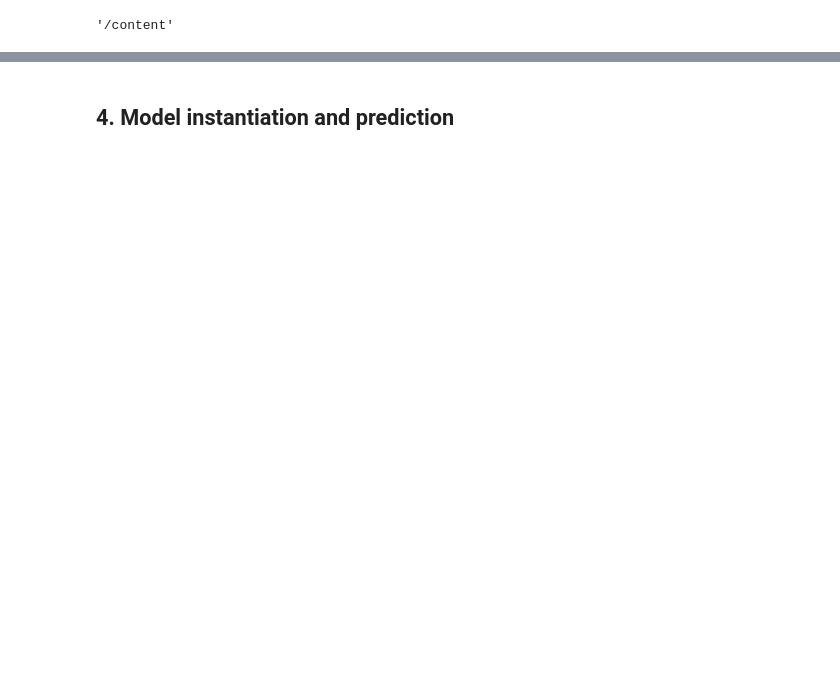
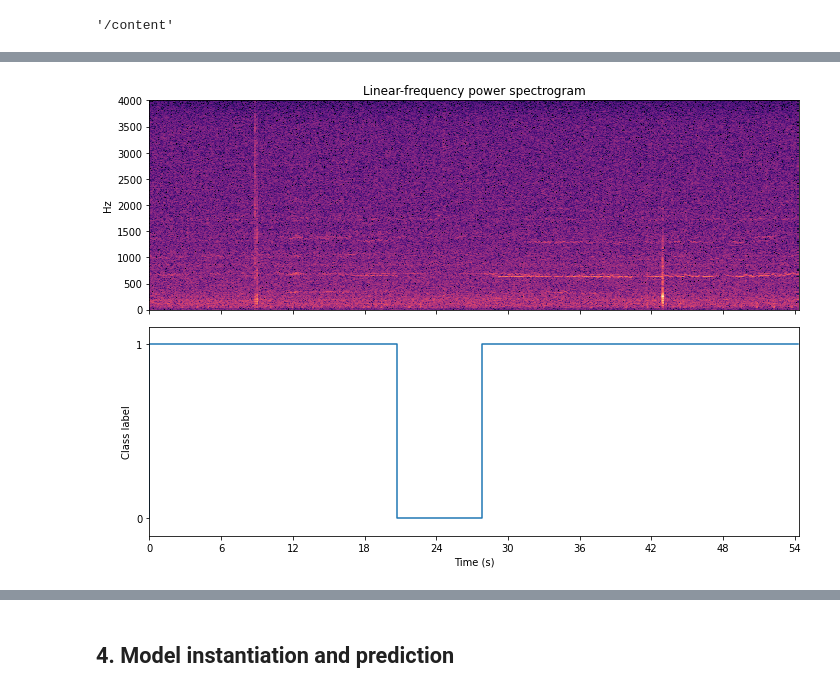
Before and after one commit to ikiskin/UNIQ-deepmind, a Jupyter notebook: colab/UNIQ_scikit_learn_pt_2.ipynb, the cells around one changed output, grey strips where cells are left out. Drawn from its saved outputs; the diff is of its cells as text; code cells hidden in the pictures; blank space fills up the shorter version.

```diff
--- a/colab/UNIQ_scikit_learn_pt_2.ipynb
+++ b/colab/UNIQ_scikit_learn_pt_2.ipynb
@@ -89,0 +88,8 @@ df.head()  # Display a few label entries
+# %%
+# Library to load example file
+filename = '0036_norm.wav'
+
+signal, rate = librosa.load(os.path.join('data', filename), sr=None)
+
+df_match = df[df.name == filename]  # Index the dataframe rows matching to the filename
+df_match
@@ -89,0 +109,25 @@ df.head()  # Display a few label entries
+# %%
+import librosa.display
+
+start_times = sorted(list(df_match.fine_start_time))
+end_times = sorted(list(df_match.fine_end_time))
+
+fig, ax = plt.subplots(nrows=2, ncols=1, sharex=True, figsize=(10,7))
+D = librosa.amplitude_to_db(np.abs(librosa.stft(signal)), ref=np.max)
+img = librosa.display.specshow(D, y_axis='linear', x_axis='time',
+                               sr=rate, ax=ax[0])
+ax[0].set(title='Linear-frequency power spectrogram')
+ax[0].label_outer()
+
+ax[1].step(np.hstack([start_times, end_times[-1]]),[0, 1, 0, 1])  # Plot corresponding labels from dataframe
+ax[1].set_ylabel('Class label')
+ax[1].set_yticks([0, 1])
+ax[1].set_ylim([-0.1, 1.1])
+ax[1].set_xlabel('Time (s)')
+plt.tight_layout()
+plt.show()
+
+# Create interactive audio element
+Audio(data=signal, rate=rate)
+# %% [output]
+[figure, added]
```
Also changed, not shown: parts of 46 cells of this notebook.
